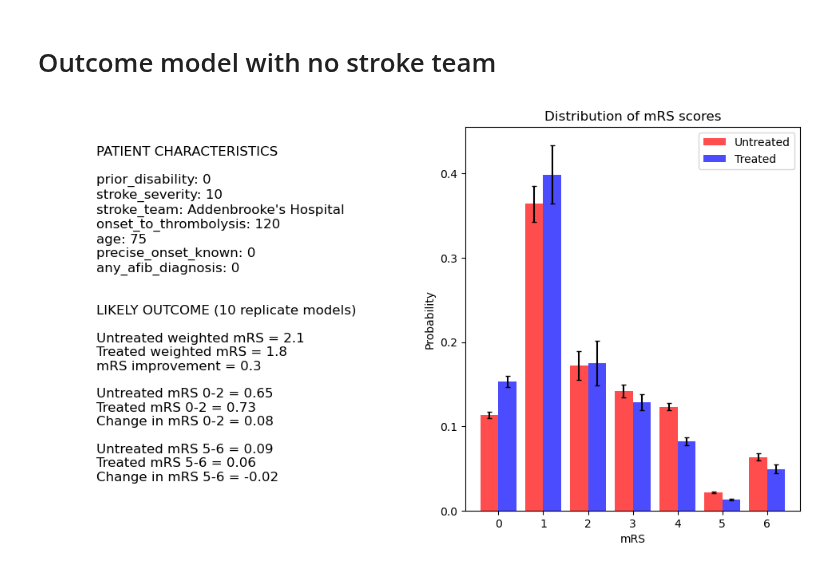
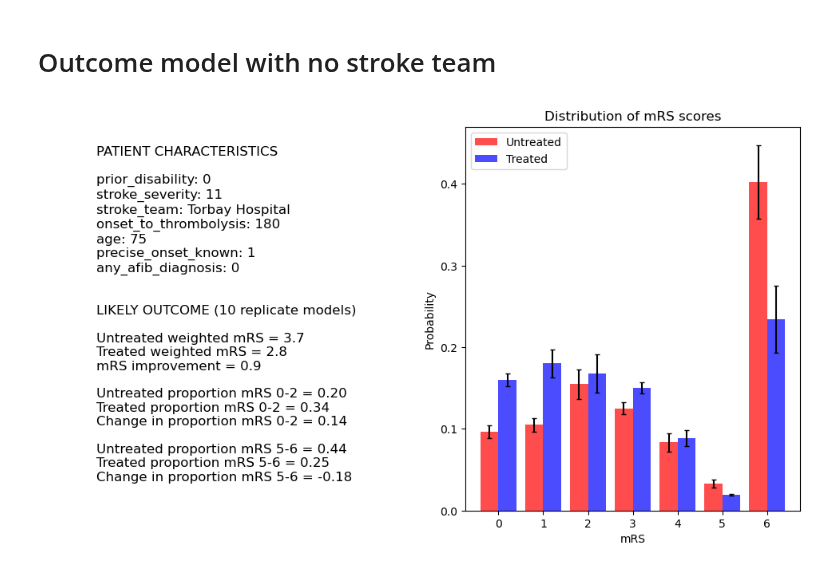
Before and after one commit to samuel-book/samuel_2_production, a Jupyter notebook: X_1_outcome.ipynb, the cells around one changed output. Cells and saved outputs as stored; diff of their text form; code cells hidden in the pictures.

```diff
--- a/X_1_outcome.ipynb
+++ b/X_1_outcome.ipynb
@@ -53,19 +53,19 @@ for i in range(replicates):
 # %%
 patient = {
     'prior_disability': 0,
-    'stroke_severity': 10,
-    'stroke_team': "Addenbrooke's Hospital",
-    'onset_to_thrombolysis': 120,
+    'stroke_severity': 11,
+    'stroke_team': "Torbay Hospital",
+    'onset_to_thrombolysis': 180,
     'age': 75,
-    'precise_onset_known': 0,
+    'precise_onset_known': 1,
     'any_afib_diagnosis': 0
 }
 # %%
 # Get predictions for patient
 untreated_dist = []
 treated_dist = []
-untreated_less_3 = []
-treated_less_3 = []
+untreated_less_2 = []
+treated_less_2 = []
 untreated_more_4 = []
 treated_more_4 = []
 untreated_weighted_mrs = []
@@ -95,8 +95,8 @@ for i in range(replicates):
     treated_weighted_mrs.append(weighted_treated)
     improvement.append(0-(weighted_treated - weighted_untreated))
     # Get untreated and treated distributions for mRS <3
-    untreated_less_3.append(np.sum(untreated[:3]))
-    treated_less_3.append(np.sum(treated[:3]))
+    untreated_less_2.append(np.sum(untreated[:2]))
+    treated_less_2.append(np.sum(treated[:2]))
     # Get untreated and treated distributions for mRS >4
     untreated_more_4.append(np.sum(untreated[5:]))
     treated_more_4.append(np.sum(treated[5:]))
@@ -127,49 +127,49 @@ patient_text = patient_text + f'\nTreated weighted mRS = {v:0.1f}'
 v = np.mean(improvement)
 patient_text = patient_text + f'\nmRS improvement = {v:0.1f}'
 
-v = np.mean(untreated_less_3)
-patient_text = patient_text + f'\n\nUntreated mRS 0-2 = {v:0.2f}'
-v = np.mean(treated_less_3)
-patient_text = patient_text + f'\nTreated mRS 0-2 = {v:0.2f}'
-v = (np.mean(treated_less_3) - np.mean(untreated_less_3))
-patient_text = patient_text + f'\nChange in mRS 0-2 = {v:0.2f}'
+v = np.mean(untreated_less_2)
+patient_text = patient_text + f'\n\nUntreated proportion mRS 0-2 = {v:0.2f}'
+v = np.mean(treated_less_2)
+patient_text = patient_text + f'\nTreated proportion mRS 0-2 = {v:0.2f}'
+v = (np.mean(treated_less_2) - np.mean(untreated_less_2))
+patient_text = patient_text + f'\nChange in proportion mRS 0-2 = {v:0.2f}'
 
 v = np.mean(untreated_more_4)
-patient_text = patient_text + f'\n\nUntreated mRS 5-6 = {v:0.2f}'
+patient_text = patient_text + f'\n\nUntreated proportion mRS 5-6 = {v:0.2f}'
 v = np.mean(treated_more_4)
-patient_text = patient_text + f'\nTreated mRS 5-6 = {v:0.2f}'
+patient_text = patient_text + f'\nTreated proportion mRS 5-6 = {v:0.2f}'
 v = (np.mean(treated_more_4) - np.mean(untreated_more_4))
-patient_text = patient_text + f'\nChange in mRS 5-6 = {v:0.2f}'
+patient_text = patient_text + f'\nChange in proportion mRS 5-6 = {v:0.2f}'
 
 
 ax.text(0.15, 0.95, patient_text, transform=ax.transAxes, fontsize=12,
         verticalalignment='top')
 
 # Remove all axes
 ax.axis('off')
 
 # Plot outcomes
 ax = fig.add_subplot(122)
 x = np.arange(7)
 ax.bar(x-0.2, np.mean(untreated_dist, axis=0),
        color='red', label=f'Untreated', linewidth=1, linestyle='--', width=0.4, alpha=0.7)
 ax.bar(x+0.2, np.mean(treated_dist, axis=0),
        color='blue', label=f'Treated', linewidth=1, linestyle='--', width=0.4, alpha=0.7)
 error_untreated = np.std(untreated_dist, axis=0) / np.sqrt(replicates)
 error_treated = np.std(treated_dist, axis=0) / np.sqrt(replicates)
 ax.errorbar(x-0.2, np.mean(untreated_dist, axis=0), yerr=error_untreated,
             fmt='none', ecolor='black', capsize=2)
 ax.errorbar(x+0.2, np.mean(treated_dist, axis=0), yerr=error_treated,
                 fmt='none', ecolor='black', capsize=2)
 
 
 ax.legend()
 ax.set_xlabel('mRS')
 ax.set_ylabel('Probability')
 ax.set_title(f'Distribution of mRS scores')
 
 
 plt.tight_layout(pad=2)
 plt.show()
 # %% [output]
-[figure, old version]
+[figure, new version]
```
